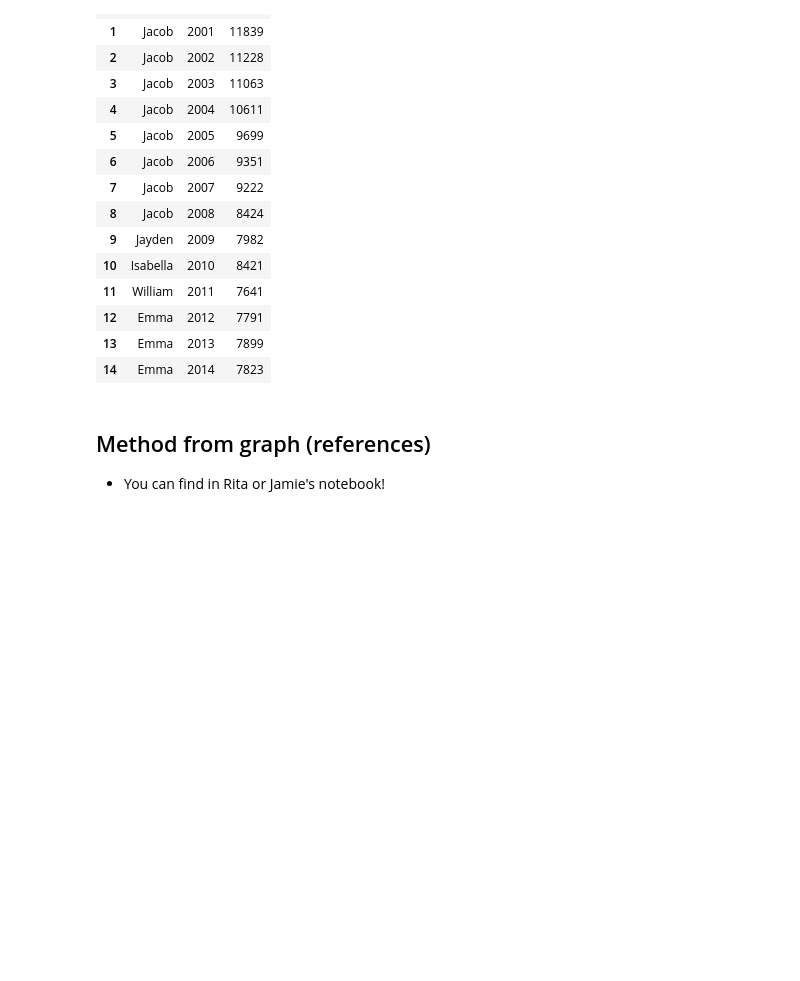
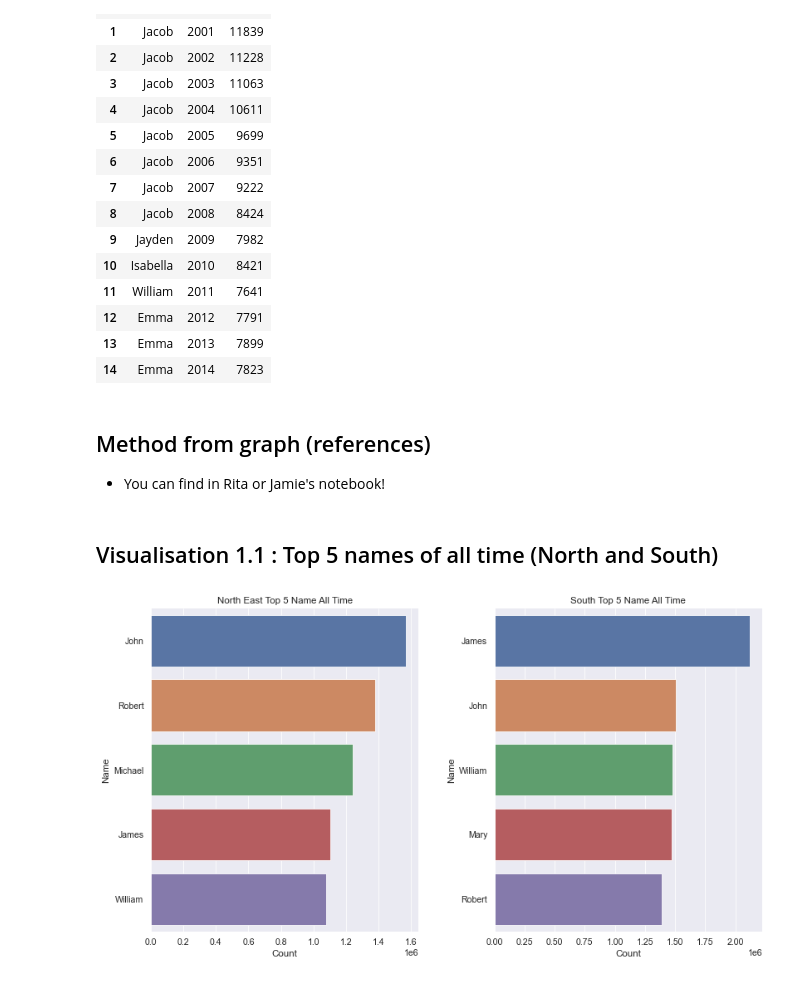
Before and after one commit to data301-2020-winter2/course-project-group_1039, a Jupyter notebook: analysis/submitted/analysis.ipynb, the cells around one changed output. Drawn from its saved outputs; the diff is of its cells as text; code cells hidden in the pictures; blank space fills up the shorter version.

Commit message:
Added Visualisations for RQ1 (Task 5)
Added Visualisations for RQ1 analysis

```diff
--- a/analysis/submitted/analysis.ipynb
+++ b/analysis/submitted/analysis.ipynb
@@ -25,3 +29,6 @@ import seaborn as sns
 import numpy as np
 import matplotlib.pyplot as plt
 from scripts import project_functions as pf
+# %%
+national_df = pf.load_and_process_one('../../data/raw/national/NationalNames.csv')
+national_df
@@ -226,3 +285,34 @@ get_top_in_interval(s_df, begin=2000, stop=2014)
 ## Method from graph (references)
 
 - You can find in Rita or Jamie's notebook!
+# %% [markdown]
+## Visualisation 1.1 : Top 5 names of all time (North and South)
+# %%
+# Check similarity between 2 regions
+sns.set_theme(context="paper", style="darkgrid",  font_scale=1.2, )
+
+
+fig, ax = plt.subplots(nrows=1, ncols=2, figsize=(12,7))
+# North graph
+north = sns.barplot(y="Name",
+            x="Count",
+            data=top5_n,
+            order=top5_n["Name"],
+            ax=ax[0]
+            )
+north.set_title("North East Top 5 Name All Time")
+
+# South graph
+south = sns.barplot(y="Name",
+            x="Count",
+            data=top5_s,
+            order=top5_s["Name"],
+            ax=ax[1])
+south.set_title("South Top 5 Name All Time")
+
+# Show plot
+sns.despine()
+fig.tight_layout(pad=3.0)
+plt.show()
+# %% [output]
+[figure, added]
```
Also changed, not shown: parts of 19 cells of this notebook.
